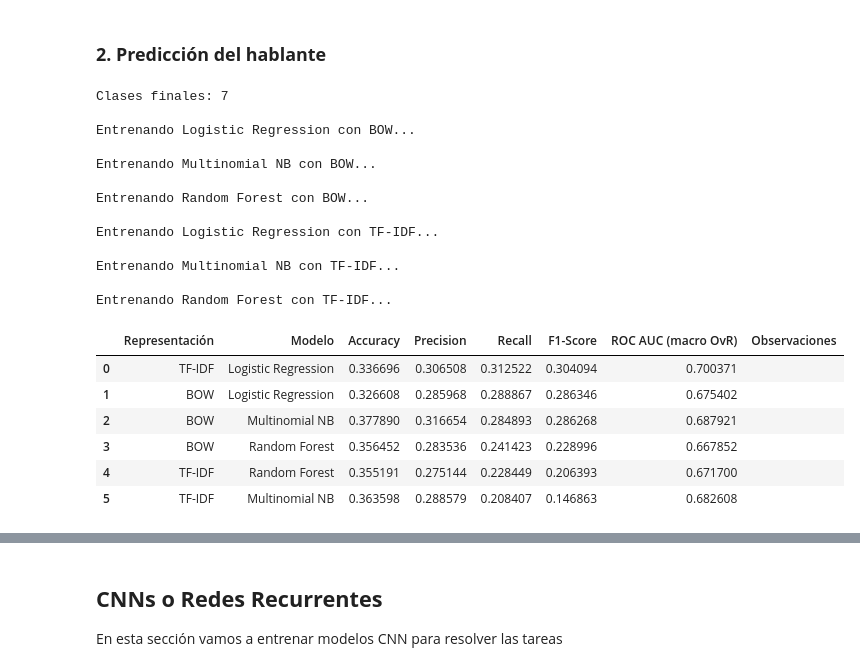
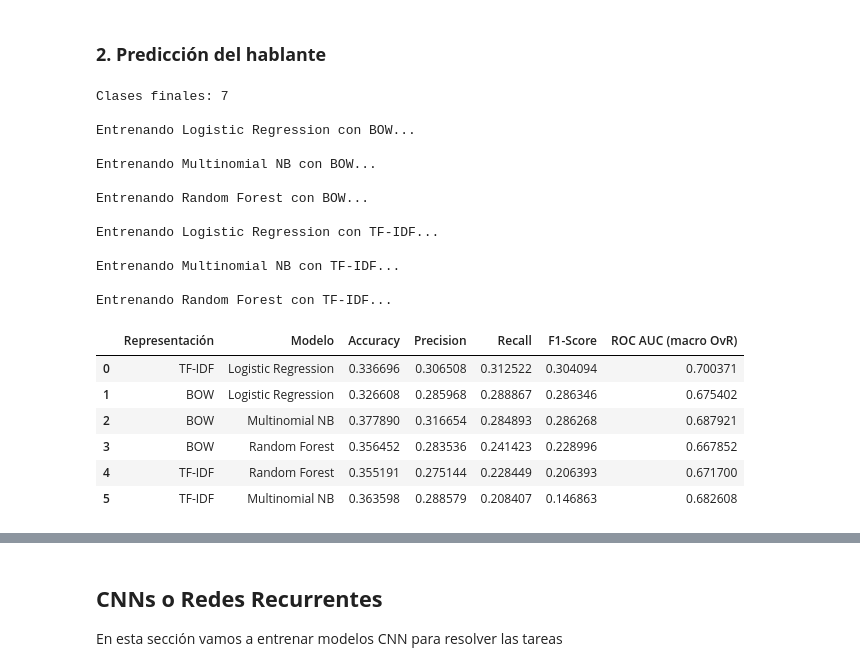
Before and after one commit to AlbaDelgadoO/proyecto_NLP, a Jupyter notebook: primera_iteracion.ipynb, the cells around one changed output, grey strips where cells are left out. Cells and saved outputs as stored; diff of their text form; code cells hidden in the pictures.

```diff
--- a/primera_iteracion.ipynb
+++ b/primera_iteracion.ipynb
@@ -519,38 +519,37 @@ for rep_name, X in representations.items():
         results.append({
             "Representación": rep_name,
             "Modelo": model_name,
             "Accuracy": accuracy,
             "Precision": precision_macro,
             "Recall": recall_macro,
             "F1-Score": f1_macro,
             "ROC AUC (macro OvR)": roc_auc,
-            "Observaciones": ""
         })
 
 # --------------------------
 # 6. Mostrar tabla comparativa
 # --------------------------
 df_results = pd.DataFrame(results)
 df_results = df_results.sort_values(by="F1-Score", ascending=False).reset_index(drop=True)
 df_results
 # %% [output]
 Clases finales: 7
 
 Entrenando Logistic Regression con BOW...
 
 Entrenando Multinomial NB con BOW...
 
 Entrenando Random Forest con BOW...
 
 Entrenando Logistic Regression con TF-IDF...
 
 Entrenando Multinomial NB con TF-IDF...
 
 Entrenando Random Forest con TF-IDF...
-|  | Representación | Modelo | Accuracy | Precision | Recall | F1-Score | ROC AUC (macro OvR) | Observaciones |
-| 0 | TF-IDF | Logistic Regression | 0.336696 | 0.306508 | 0.312522 | 0.304094 | 0.700371 |  |
-| 1 | BOW | Logistic Regression | 0.326608 | 0.285968 | 0.288867 | 0.286346 | 0.675402 |  |
-| 2 | BOW | Multinomial NB | 0.377890 | 0.316654 | 0.284893 | 0.286268 | 0.687921 |  |
-| 3 | BOW | Random Forest | 0.356452 | 0.283536 | 0.241423 | 0.228996 | 0.667852 |  |
-| 4 | TF-IDF | Random Forest | 0.355191 | 0.275144 | 0.228449 | 0.206393 | 0.671700 |  |
-| 5 | TF-IDF | Multinomial NB | 0.363598 | 0.288579 | 0.208407 | 0.146863 | 0.682608 |  |
+|  | Representación | Modelo | Accuracy | Precision | Recall | F1-Score | ROC AUC (macro OvR) |
+| 0 | TF-IDF | Logistic Regression | 0.336696 | 0.306508 | 0.312522 | 0.304094 | 0.700371 |
+| 1 | BOW | Logistic Regression | 0.326608 | 0.285968 | 0.288867 | 0.286346 | 0.675402 |
+| 2 | BOW | Multinomial NB | 0.377890 | 0.316654 | 0.284893 | 0.286268 | 0.687921 |
+| 3 | BOW | Random Forest | 0.356452 | 0.283536 | 0.241423 | 0.228996 | 0.667852 |
+| 4 | TF-IDF | Random Forest | 0.355191 | 0.275144 | 0.228449 | 0.206393 | 0.671700 |
+| 5 | TF-IDF | Multinomial NB | 0.363598 | 0.288579 | 0.208407 | 0.146863 | 0.682608 |
```
Also changed, not shown: parts of 2 cells of this notebook.
